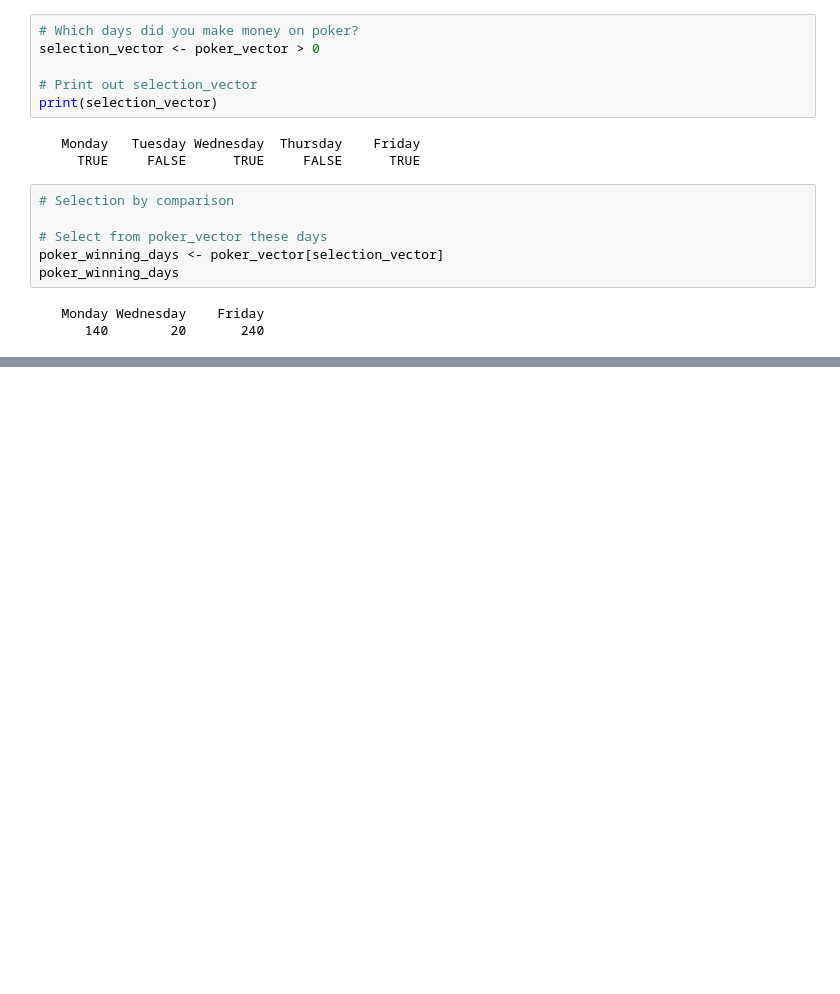
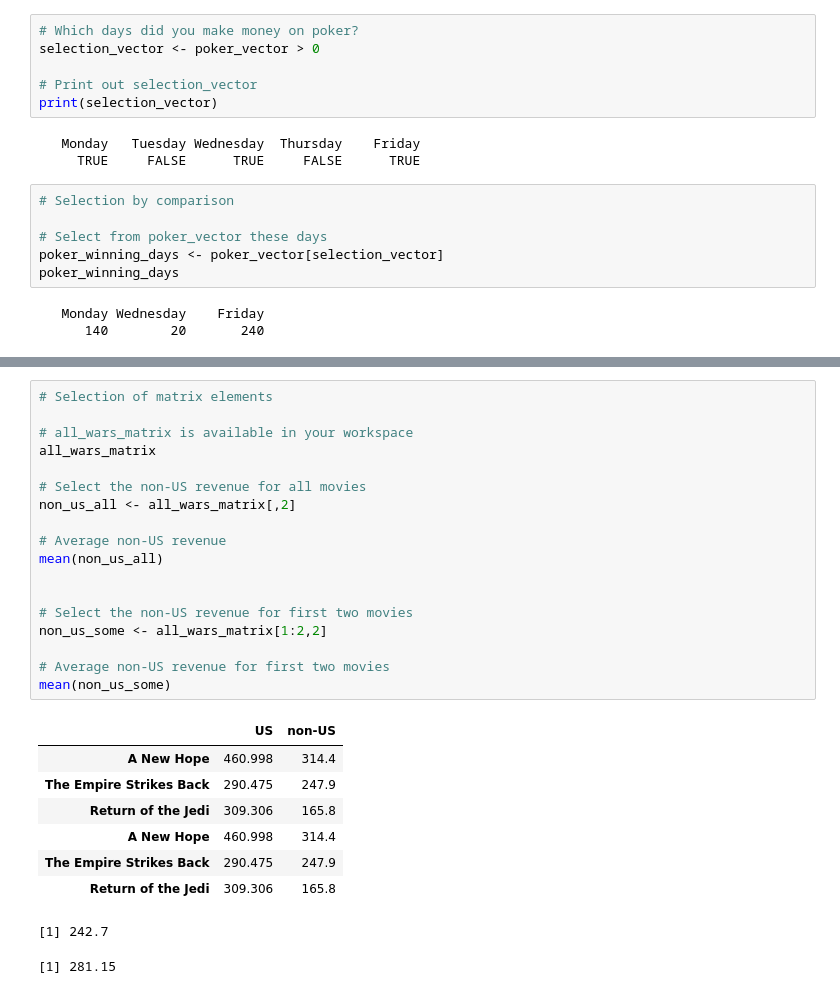
Before and after one commit to Suvamp/Datacamp-Notebooks, a Jupyter notebook: R-Programmer/Intro to R/Introduction-To-R.ipynb, the cells around one changed output, grey strips where cells are left out. Cells and saved outputs as stored; diff of their text form; blank space fills up the shorter version.

```diff
--- a/R-Programmer/Intro to R/Introduction-To-R.ipynb
+++ b/R-Programmer/Intro to R/Introduction-To-R.ipynb
@@ -247,0 +377,28 @@ poker_winning_days
+# %%
+# Selection of matrix elements
+
+# all_wars_matrix is available in your workspace
+all_wars_matrix
+
+# Select the non-US revenue for all movies
+non_us_all <- all_wars_matrix[,2]
+
+# Average non-US revenue
+mean(non_us_all)
+
+
+# Select the non-US revenue for first two movies
+non_us_some <- all_wars_matrix[1:2,2]
+
+# Average non-US revenue for first two movies
+mean(non_us_some)
+# %% [output]
+|  | US | non-US |
+| A New Hope | 460.998 | 314.4 |
+| The Empire Strikes Back | 290.475 | 247.9 |
+| Return of the Jedi | 309.306 | 165.8 |
+| A New Hope | 460.998 | 314.4 |
+| The Empire Strikes Back | 290.475 | 247.9 |
+| Return of the Jedi | 309.306 | 165.8 |
+[1] 242.7
+[1] 281.15
```
Also changed, not shown: parts of 19 cells of this notebook, 2 other files.
